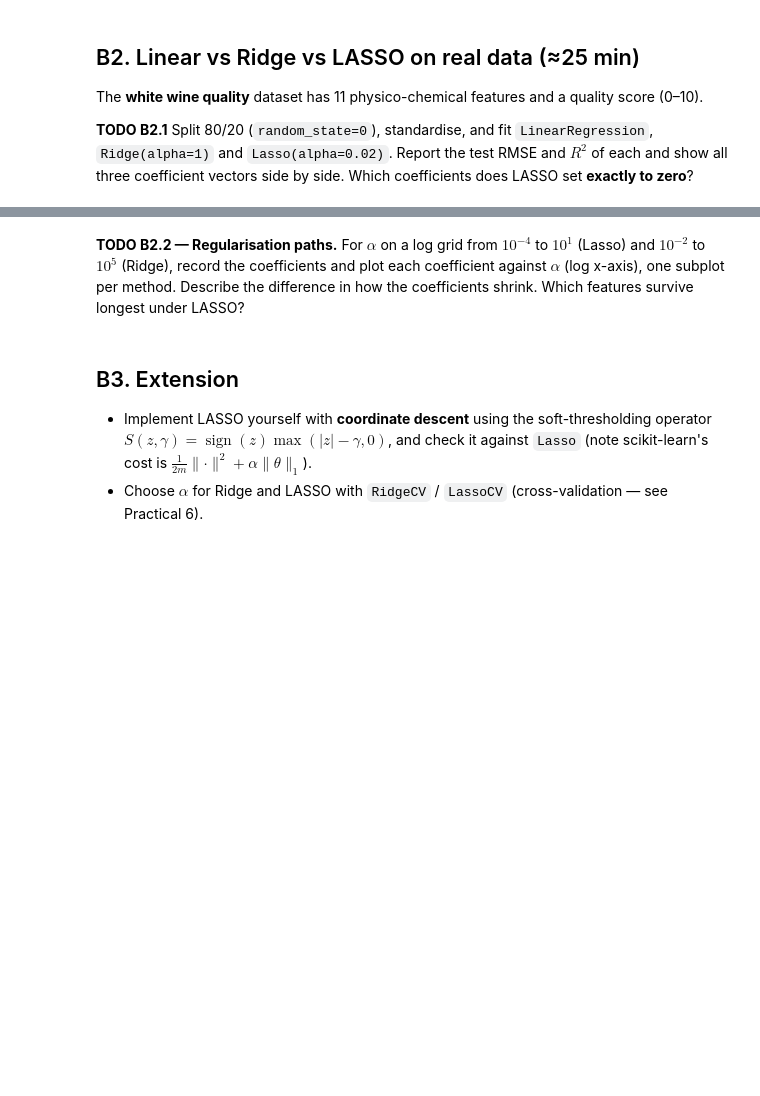
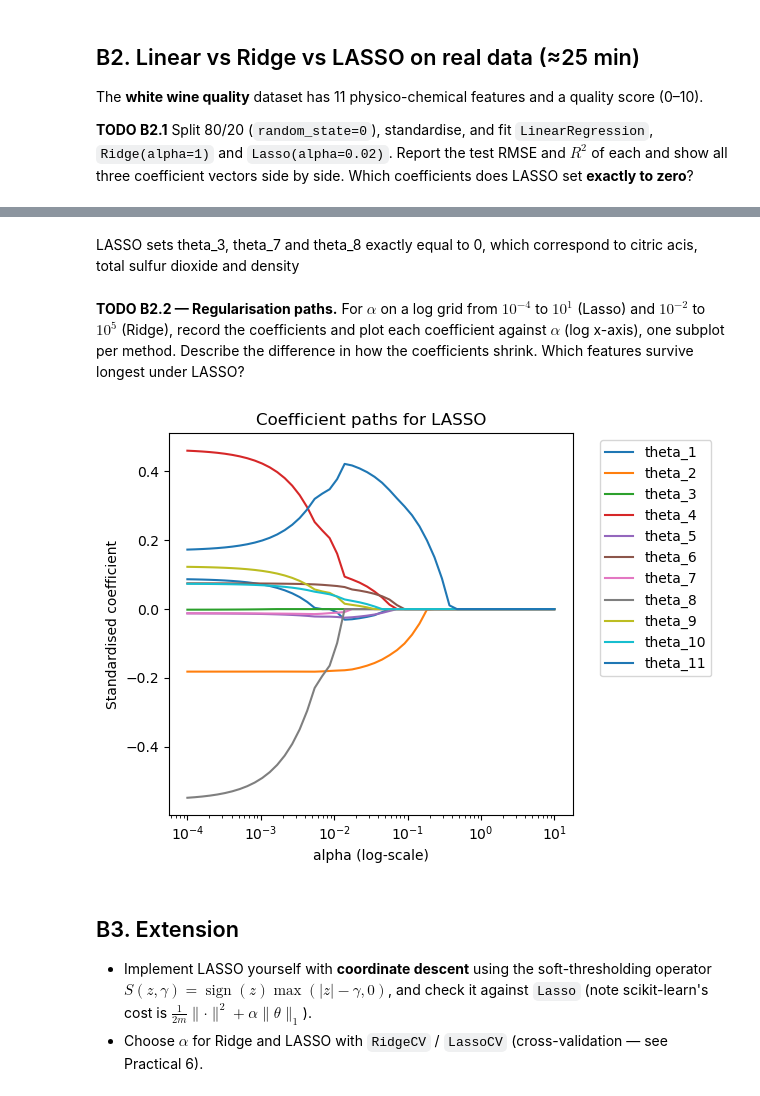
Before and after one commit to AxelTettenbornDurham/AI_lab_coursework, a Jupyter notebook: P5_cost_functions_regularisation.ipynb, the cells around one changed output, grey strips where cells are left out. Saved outputs shown, nothing was run; the diff lists cells and outputs as text; code cells hidden in the pictures; blank space fills up the shorter version.

```diff
--- a/P5_cost_functions_regularisation.ipynb
+++ b/P5_cost_functions_regularisation.ipynb
@@ -190,10 +289,30 @@ Xw_tr_s, Xw_te_s = scw.transform(Xw_tr), scw.transform(Xw_te)
+# %% [markdown]
+LASSO sets theta_3, theta_7 and theta_8 exactly equal to 0, which correspond to citric acis, total sulfur dioxide and density
 # %% [markdown]
 **TODO B2.2 — Regularisation paths.** For $\alpha$ on a log grid from $10^{-4}$ to $10^{1}$ (Lasso)
 and $10^{-2}$ to $10^{5}$ (Ridge), record the coefficients and plot each coefficient against $\alpha$
 (log x-axis), one subplot per method. Describe the difference in how the coefficients shrink.
 Which features survive longest under LASSO?
 # %%
-# YOUR CODE HERE
+alphas = np.logspace(-4, 1, 50)
+path = []
+for alpha in alphas:
+    model = Lasso(alpha=alpha, max_iter=100000)
+    model.fit(Xw_tr_s, yw_tr)
+    path.append(model.coef_.copy())
+
+path = np.asarray(path)
+for j, feature_name in enumerate(Xw.columns):
+    plt.semilogx(alphas, path[:, j], label=feature_name)
+
+plt.xlabel("alpha (log-scale)")
+plt.ylabel("Standardised coefficient")
+plt.title("Coefficient paths for LASSO")
+plt.legend(bbox_to_anchor=(1.05, 1), loc="upper left")
+plt.tight_layout()
+plt.show()
+# %% [output]
+[figure, added]
 # %% [markdown]
 ## B3. Extension
 * Implement LASSO yourself with **coordinate descent** using the soft-thresholding operator
```
Also changed, not shown: parts of 6 cells of this notebook, 1 other file.
